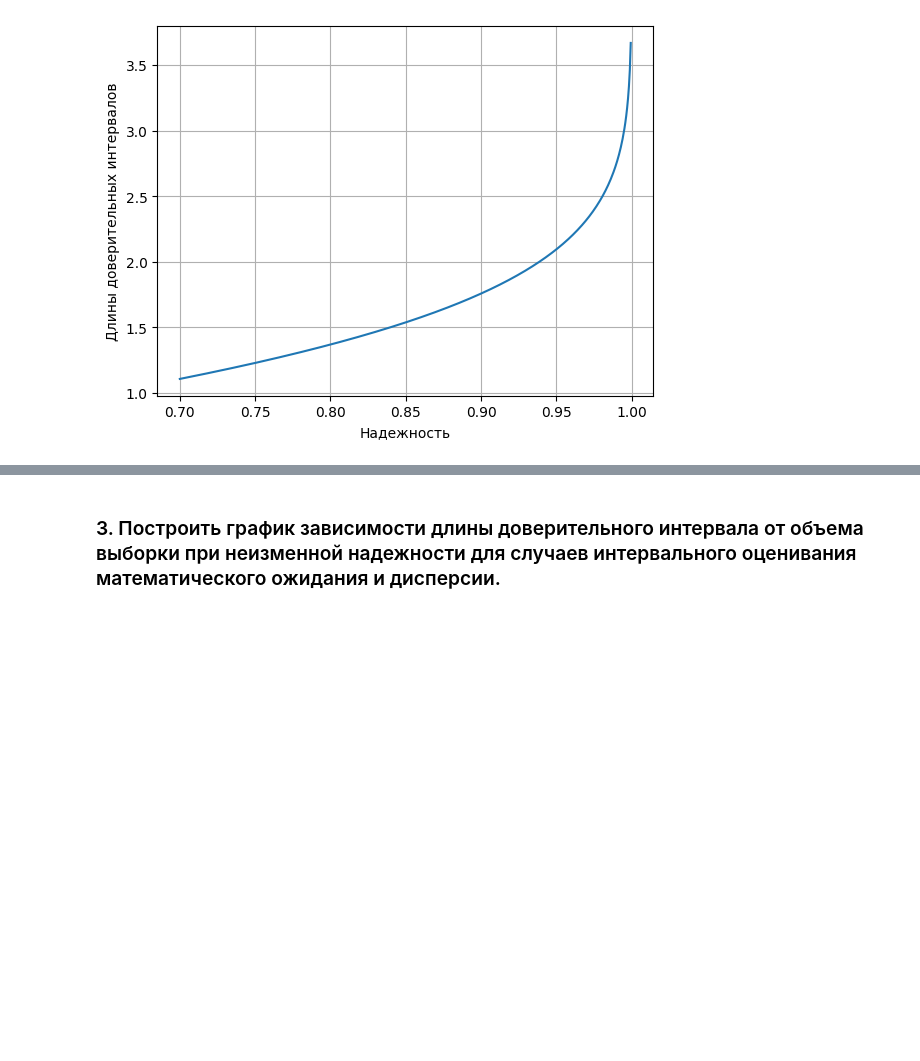
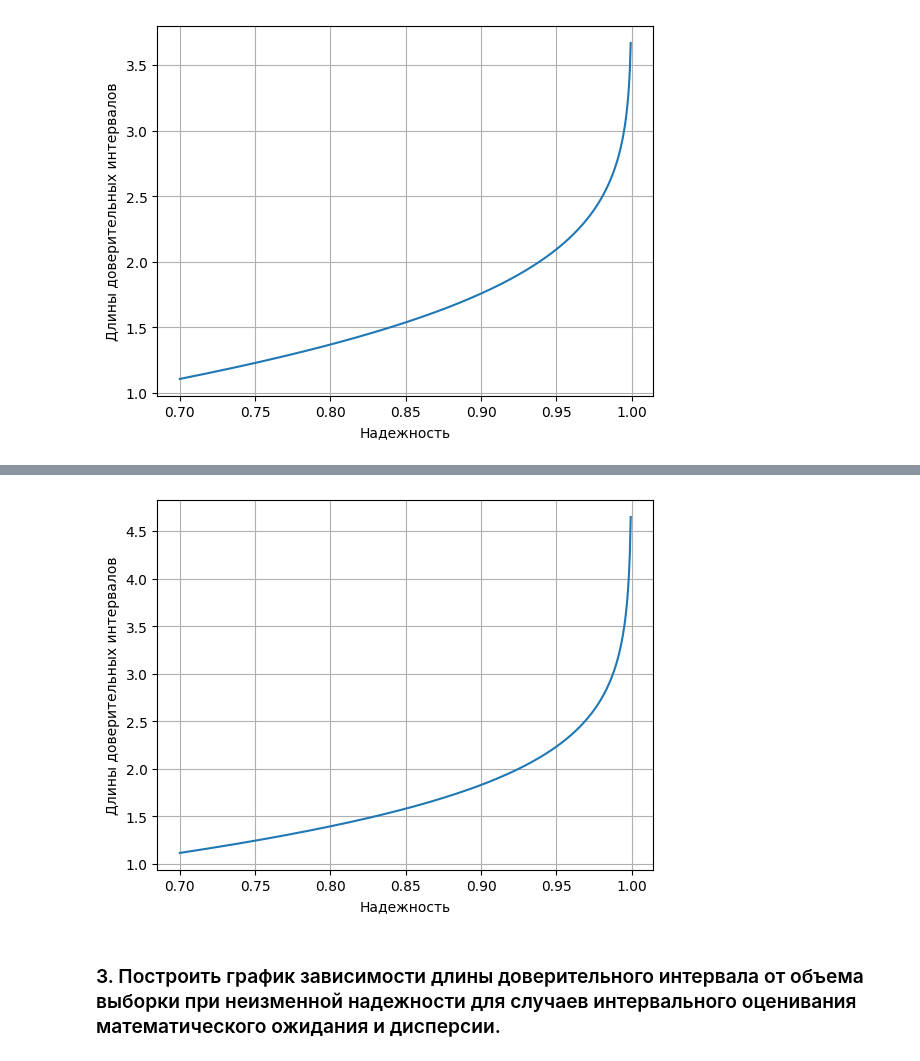
Before and after one commit to NozdryakovaMarina/sda, a Jupyter notebook: stat/lab_2.ipynb, the cells around one changed output, grey strips where cells are left out. Saved outputs shown, nothing was run; the diff lists cells and outputs as text; code cells hidden in the pictures; blank space fills up the shorter version.

```diff
--- a/stat/lab_2.ipynb
+++ b/stat/lab_2.ipynb
@@ -96,3 +139,24 @@ plt.grid()
+# %%
+V = 500
+gamma_ = [0.0] * V
+delta_ = [0.0] * V
+gamma__0 = 0.7
+gamma__1 = 0.9999999999
+h = (gamma__1 - gamma__0) / V
+for i in range(V):
+    gamma_[i] = gamma__0 + i * h
+    a_estimate=np.mean(x)
+    sigma_estimate=np.std(x, ddof=1)
+    interval_estimate_2=st.t.interval(gamma_[i], df=len(x)-1,
+              loc=a_estimate,
+              scale=sigma_estimate/np.sqrt(n))
+    delta_[i] = interval_estimate_2[1] - interval_estimate_2[0]
+plt.plot(gamma_, delta_)
+plt.xlabel("Надежность")
+plt.ylabel("Длины доверительных интервалов")
+plt.grid()
+# %% [output]
+[figure, added]
 # %% [markdown]
 ### 3. Построить график зависимости длины доверительного интервала от объема выборки при неизменной надежности для случаев интервального оценивания математического ожидания и дисперсии.
 # %%
```
Also changed, not shown: parts of 30 cells of this notebook, 5 other files.
